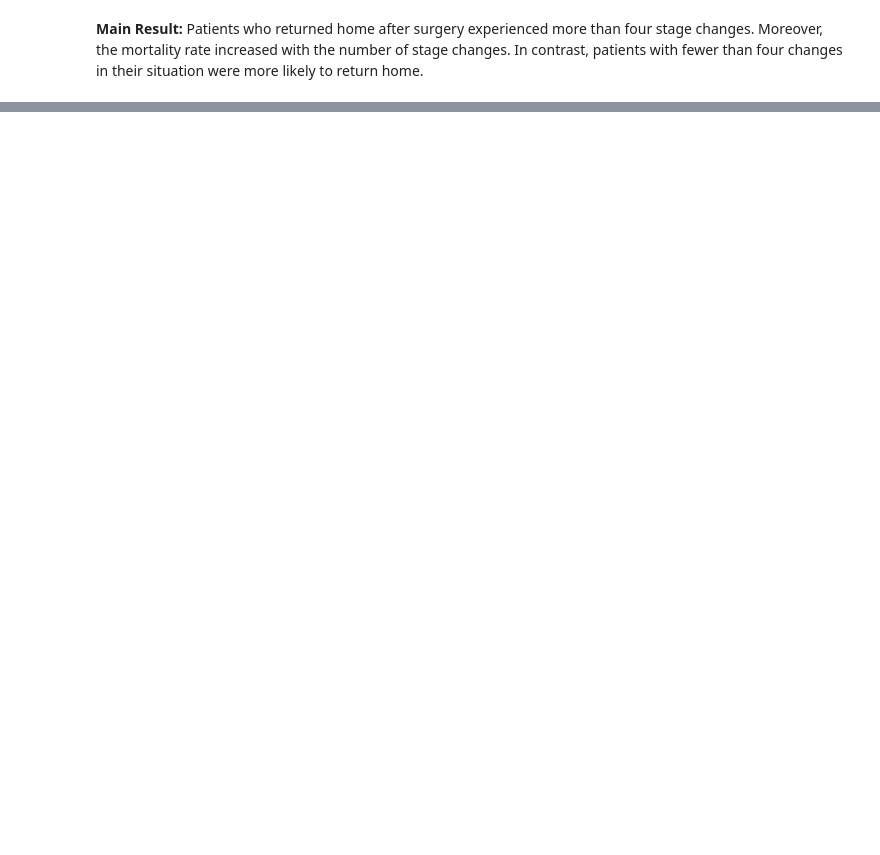
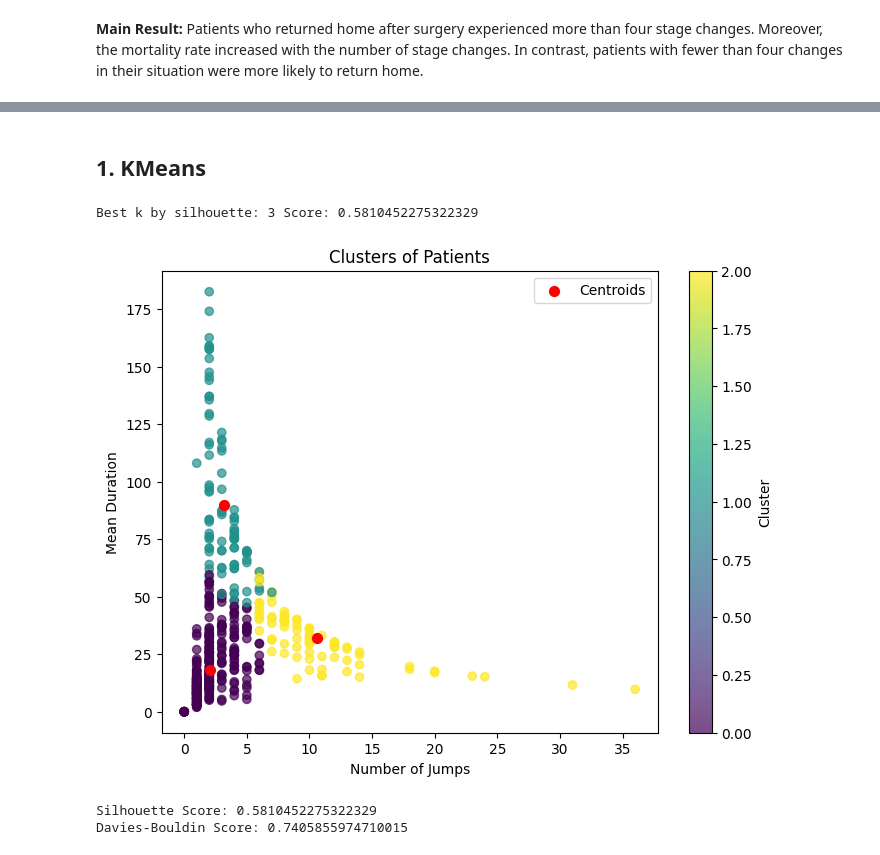
Before and after one commit to SaraGhR/hip-fracture-care-episodes, a Jupyter notebook: hip_fracture_analyzing_clustering.ipynb, the cells around one changed output, grey strips where cells are left out. Drawn from its saved outputs; the diff is of its cells as text; code cells hidden in the pictures; blank space fills up the shorter version.

```diff
--- a/hip_fracture_analyzing_clustering.ipynb
+++ b/hip_fracture_analyzing_clustering.ipynb
@@ -2726,0 +2736,3 @@ for g in groups:
+# %%
+df = pd.read_csv('star.csv')
+df.head()
@@ -2726,0 +2792,68 @@ for g in groups:
+# %% [markdown]
+## 1. KMeans
+# %%
+import pandas as pd
+import numpy as np
+import matplotlib.pyplot as plt
+from sklearn.preprocessing import StandardScaler
+from sklearn.cluster import KMeans
+from sklearn.metrics import silhouette_score
+
+#  Features
+features = pd.DataFrame({
+    "num_jumps": jump_info_df["num_jumps"],
+    "mean_duration": jump_info_df["durations"].apply(lambda x: np.mean(x) if len(x) > 0 else 0),
+    "std_duration": jump_info_df["durations"].apply(lambda x: np.std(x) if len(x) > 0 else 0)
+})
+
+
+X = StandardScaler().fit_transform(features)
+
+#optimize k
+sil_scores = {}
+for k in range(2, 6):
+    kmeans_test = KMeans(n_clusters=k, random_state=42)
+    labels_test = kmeans_test.fit_predict(X)
+    sil_scores[k] = silhouette_score(X, labels_test)
+
+best_k = max(sil_scores, key=sil_scores.get)
+print("Best k by silhouette:", best_k, "Score:", sil_scores[best_k])
+
+# best k
+kmeans = KMeans(n_clusters=best_k, random_state=42)
+labels = kmeans.fit_predict(X)
+features["cluster"] = labels
+
+#Scatter plot
+plt.figure(figsize=(8,6))
+scatter = plt.scatter(features["num_jumps"], features["mean_duration"],
+                      c=features["cluster"], cmap="viridis", alpha=0.7)
+
+# Centroids
+centroids = kmeans.cluster_centers_
+centroids_unscaled = StandardScaler().fit(features[["num_jumps","mean_duration","std_duration"]]).inverse_transform(centroids)
+
+plt.scatter(centroids_unscaled[:,0], centroids_unscaled[:,1],
+            c="red", marker="o", s=50, label="Centroids")
+
+plt.xlabel("Number of Jumps")
+plt.ylabel("Mean Duration")
+plt.title("Clusters of Patients")
+plt.legend()
+plt.colorbar(scatter, label="Cluster")
+plt.show()
+
+# evaluation
+from sklearn.metrics import silhouette_score
+from sklearn.metrics import davies_bouldin_score
+
+sil_score = silhouette_score(X, features["cluster"])
+print("Silhouette Score:", sil_score)
+
+db_score = davies_bouldin_score(X, features["cluster"])
+print("Davies-Bouldin Score:", db_score)
+# %% [output]
+Best k by silhouette: 3 Score: 0.5810452275322329
+[figure, added]
+Silhouette Score: 0.5810452275322329
+Davies-Bouldin Score: 0.7405855974710015
```
Also changed, not shown: parts of 19 cells of this notebook.
